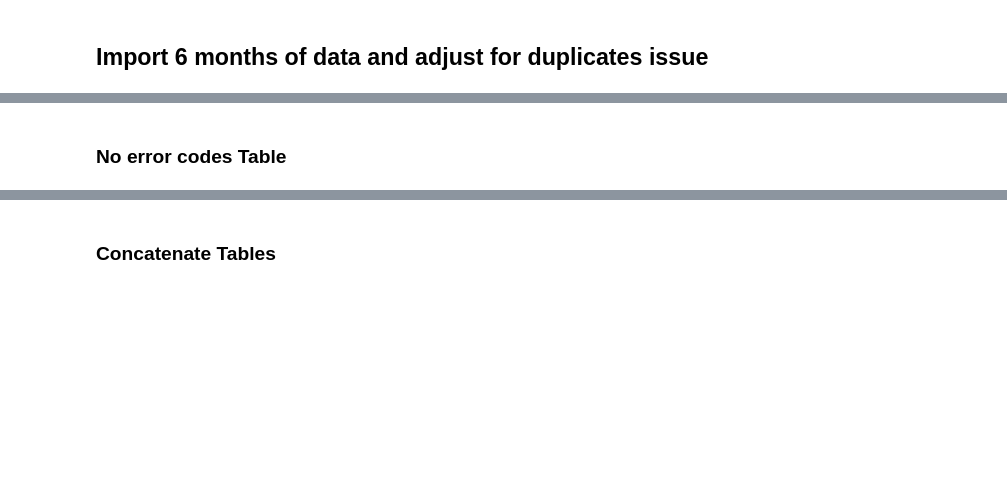
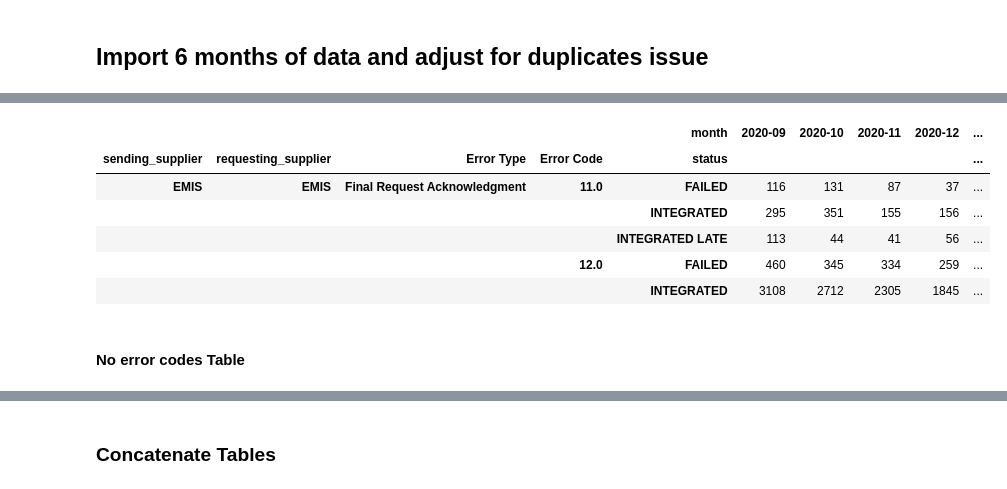
Before and after one commit to nhsconnect/prm-gp2gp-data-sandbox, a Jupyter notebook: notebooks/24-PRMT-1975-generate-monthly-top-issues-assessment-tables.ipynb, the cells around one changed output, grey strips where cells are left out. Saved outputs shown, nothing was run; the diff lists cells and outputs as text; code cells hidden in the pictures; blank space fills up the shorter version.

```diff
--- a/notebooks/24-PRMT-1975-generate-monthly-top-issues-assessment-tables.ipynb
+++ b/notebooks/24-PRMT-1975-generate-monthly-top-issues-assessment-tables.ipynb
@@ -154,8 +153,18 @@ reqack_table['Error Type']='Final Request Acknowledgment'
 reqack_table=pd.pivot_table(reqack_table, index=['sending_supplier','requesting_supplier','Error Type','Error Code','status'],columns='month', aggfunc='count', values='conversation_id').fillna(0)
 reqack_table['Total Volume']=reqack_table.sum(axis=1)
 reqack_table=reqack_table.astype(int)
+# %%
+reqack_table.head()
+# %% [output]
+|  |  |  |  | month | 2020-09 | 2020-10 | 2020-11 | 2020-12 | ... |
+| sending_supplier | requesting_supplier | Error Type | Error Code | status |  |  |  |  | ... |
+| EMIS | EMIS | Final Request Acknowledgment | 11.0 | FAILED | 116 | 131 | 87 | 37 | ... |
+|  |  |  |  | INTEGRATED | 295 | 351 | 155 | 156 | ... |
+|  |  |  |  | INTEGRATED LATE | 113 | 44 | 41 | 56 | ... |
+|  |  |  | 12.0 | FAILED | 460 | 345 | 334 | 259 | ... |
+|  |  |  |  | INTEGRATED | 3108 | 2712 | 2305 | 1845 | ... |
 # %% [markdown]
-### No error codes Table
+#### No error codes Table
 # %%
 noerror_table=reduced_transfers.drop(['intermediate_error_codes','request_completed_ack_codes','sender_error_code'],axis=1)
 noerror_table=noerror_table.loc[~noerror_table['No error codes'].isna()]
```
Also changed, not shown: parts of 27 cells of this notebook.
